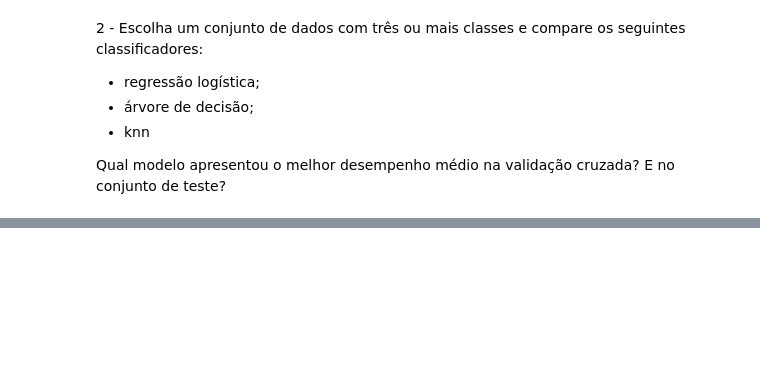
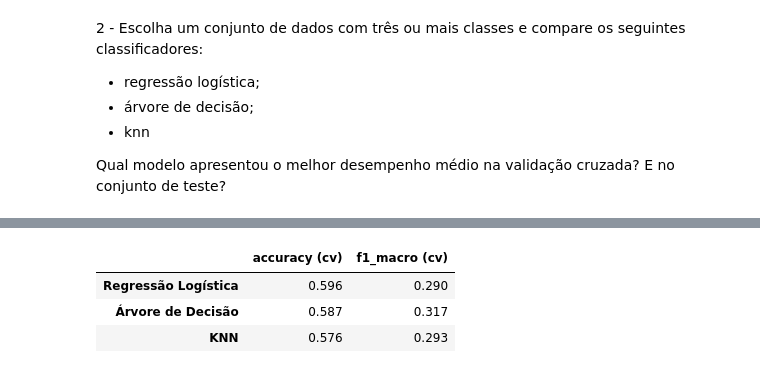
Before and after one commit to saulosgil/CursoMLeCD-USP, a Jupyter notebook: 11-regressao_logistica/Aula12-regressao-logistica.ipynb, the cells around one changed output, grey strips where cells are left out. Saved outputs shown, nothing was run; the diff lists cells and outputs as text; code cells hidden in the pictures; blank space fills up the shorter version.

```diff
--- a/11-regressao_logistica/Aula12-regressao-logistica.ipynb
+++ b/11-regressao_logistica/Aula12-regressao-logistica.ipynb
@@ -965,3 +1055,77 @@ Avalie os dois modelos usando o mesmo procedimento de validação cruzada estrat
 - knn
 
 Qual modelo apresentou o melhor desempenho médio na validação cruzada? E no conjunto de teste?
+# %%
+# ============================================================
+# Exercício 2 — comparando classificadores em um problema multiclasse
+# ============================================================
+import pandas as pd
+
+from sklearn.model_selection import train_test_split, StratifiedKFold, cross_validate
+from sklearn.pipeline import Pipeline
+from sklearn.preprocessing import StandardScaler
+from sklearn.linear_model import LogisticRegression
+from sklearn.tree import DecisionTreeClassifier
+from sklearn.neighbors import KNeighborsClassifier
+
+RANDOM_STATE = 42
+
+# Dataset: Wine Quality (tinto). O alvo `quality` é a nota sensorial dada ao
+# vinho, um inteiro entre 3 e 8 — um problema de classificação com 6 classes,
+# nem todas igualmente representadas (poucos vinhos com nota 3 ou 8; a
+# maioria tem nota 5 ou 6).
+caminho_wine = "C:\\Users\\saulosgil\\OneDrive\\Documentos\\CursoMLeCD-USP\\data\\winequality-red.csv"
+df_wine = pd.read_csv(caminho_wine)
+
+print("Formato do dataset:", df_wine.shape)
+print("\nDistribuição das classes (quality):")
+print(df_wine["quality"].value_counts().sort_index())
+
+X_wine = df_wine.drop(columns="quality")
+y_wine = df_wine["quality"]
+
+# Separamos um conjunto de teste "intocado", assim como fizemos com o Breast
+# Cancer. stratify=y_wine garante que cada classe apareça em treino e teste
+# na mesma proporção do dataset original — importante com classes raras
+# (ex.: quality=3, com poucas observações).
+X_train_wine, X_test_wine, y_train_wine, y_test_wine = train_test_split(
+    X_wine, y_wine, test_size=0.25, stratify=y_wine, random_state=RANDOM_STATE
+)
+
+# Três classificadores a comparar. Regressão logística e KNN são sensíveis à
+# escala das variáveis, então usamos um Pipeline com StandardScaler para os
+# dois; a árvore de decisão não precisa de padronização (é invariante a
+# transformações monotônicas de cada atributo, já que decide por limiares).
+modelos_ex2 = {
+    "Regressão Logística": Pipeline([
+        ("scaler", StandardScaler()),
+        ("clf", LogisticRegression(max_iter=5000, random_state=RANDOM_STATE)),
+    ]),
+    "Árvore de Decisão": DecisionTreeClassifier(random_state=RANDOM_STATE),
+    "KNN": Pipeline([
+        ("scaler", StandardScaler()),
+        ("clf", KNeighborsClassifier(n_neighbors=5)),
+    ]),
+}
+
+# Com mais de duas classes, usamos métricas multiclasse:
+# - accuracy: proporção geral de acertos.
+# - f1_macro: média do F1 calculado classe a classe (sem peso extra para as
+#   classes mais frequentes) — bom indicador de desempenho nas classes raras.
+cv_ex2 = StratifiedKFold(n_splits=5, shuffle=True, random_state=RANDOM_STATE)
+
+resultados_cv_ex2 = {}
+for nome, modelo in modelos_ex2.items():
+    scores = cross_validate(
+        modelo, X_train_wine, y_train_wine,
+        cv=cv_ex2, scoring=["accuracy", "f1_macro"],
+    )
+    resultados_cv_ex2[nome] = {
+        "accuracy (cv)": scores["test_accuracy"].mean(),
+        "f1_macro (cv)": scores["test_f1_macro"].mean(),
+    }
+
+resumo_cv_ex2 = pd.DataFrame(resultados_cv_ex2).T
+print("\nDesempenho médio na validação cruzada (5 folds, apenas treino):")
+resumo_cv_ex2.round(3)
+# %% [output]
@@ -967,0 +1145,4 @@ Qual modelo apresentou o melhor desempenho médio na validação cruzada? E no c
+|  | accuracy (cv) | f1_macro (cv) |
+| Regressão Logística | 0.596 | 0.290 |
+| Árvore de Decisão | 0.587 | 0.317 |
+| KNN | 0.576 | 0.293 |
```
Also changed, not shown: parts of 5 cells of this notebook.
